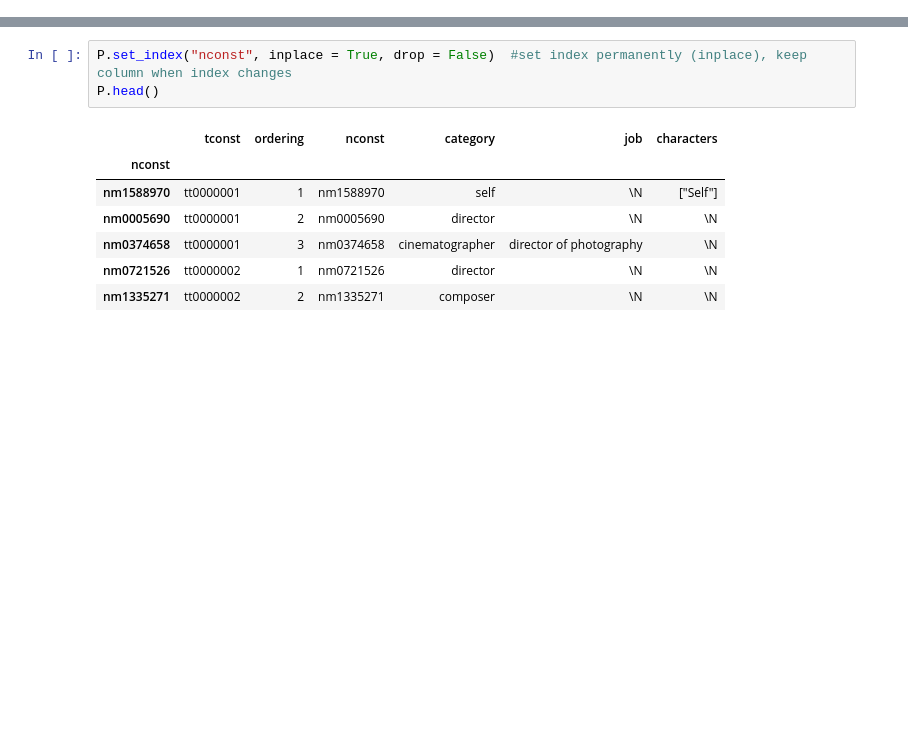
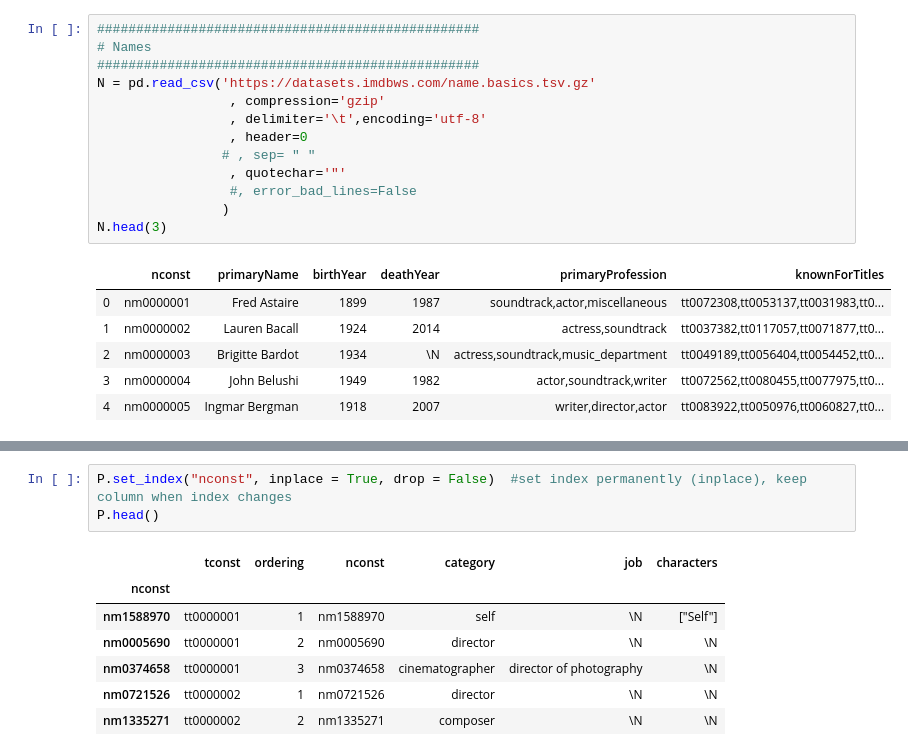
Before and after one commit to cwerner13/ZurichFilmFestival, a Jupyter notebook: zff.ipynb, the cells around one changed output, grey strips where cells are left out. Cells and saved outputs as stored; diff of their text form; blank space fills up the shorter version.

```diff
--- a/zff.ipynb
+++ b/zff.ipynb
@@ -25,0 +68,20 @@ newdf[(newdf.num_votes <100) & (newdf.imdb_rating> 8)].head()
+# %%
+#################################################
+# Names
+#################################################
+N = pd.read_csv('https://datasets.imdbws.com/name.basics.tsv.gz'
+                 , compression='gzip'
+                 , delimiter='\t',encoding='utf-8'
+                 , header=0
+                # , sep= " "
+                 , quotechar='"'
+                 #, error_bad_lines=False
+                )
+N.head(3)
+# %% [output]
+|  | nconst | primaryName | birthYear | deathYear | primaryProfession | knownForTitles |
+| 0 | nm0000001 | Fred Astaire | 1899 | 1987 | soundtrack,actor,miscellaneous | tt0072308,tt0053137,tt0031983,tt0... |
+| 1 | nm0000002 | Lauren Bacall | 1924 | 2014 | actress,soundtrack | tt0037382,tt0117057,tt0071877,tt0... |
+| 2 | nm0000003 | Brigitte Bardot | 1934 | \N | actress,soundtrack,music_department | tt0049189,tt0056404,tt0054452,tt0... |
+| 3 | nm0000004 | John Belushi | 1949 | 1982 | actor,soundtrack,writer | tt0072562,tt0080455,tt0077975,tt0... |
+| 4 | nm0000005 | Ingmar Bergman | 1918 | 2007 | writer,director,actor | tt0083922,tt0050976,tt0060827,tt0... |
```
Also changed, not shown: parts of 33 cells of this notebook.
